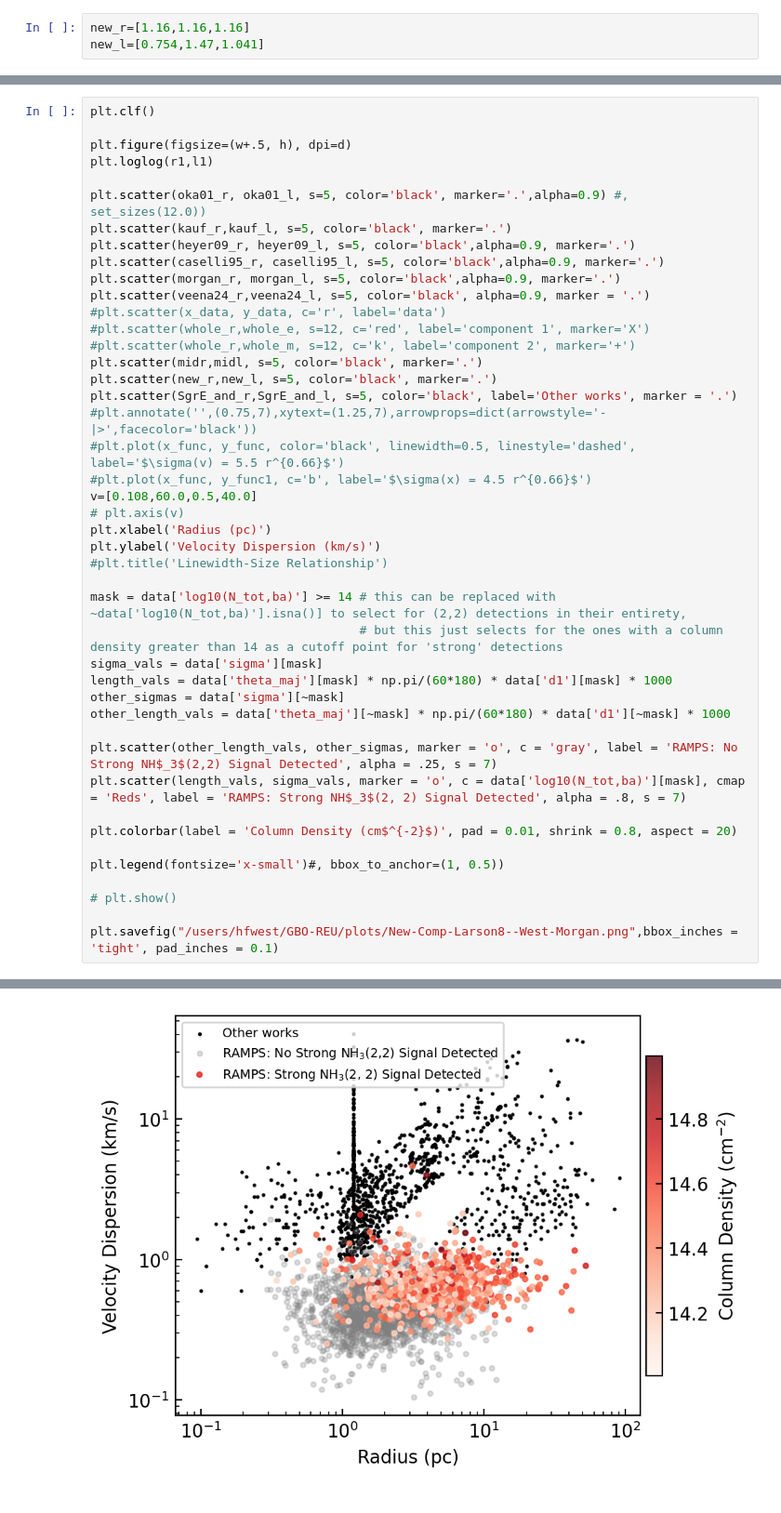
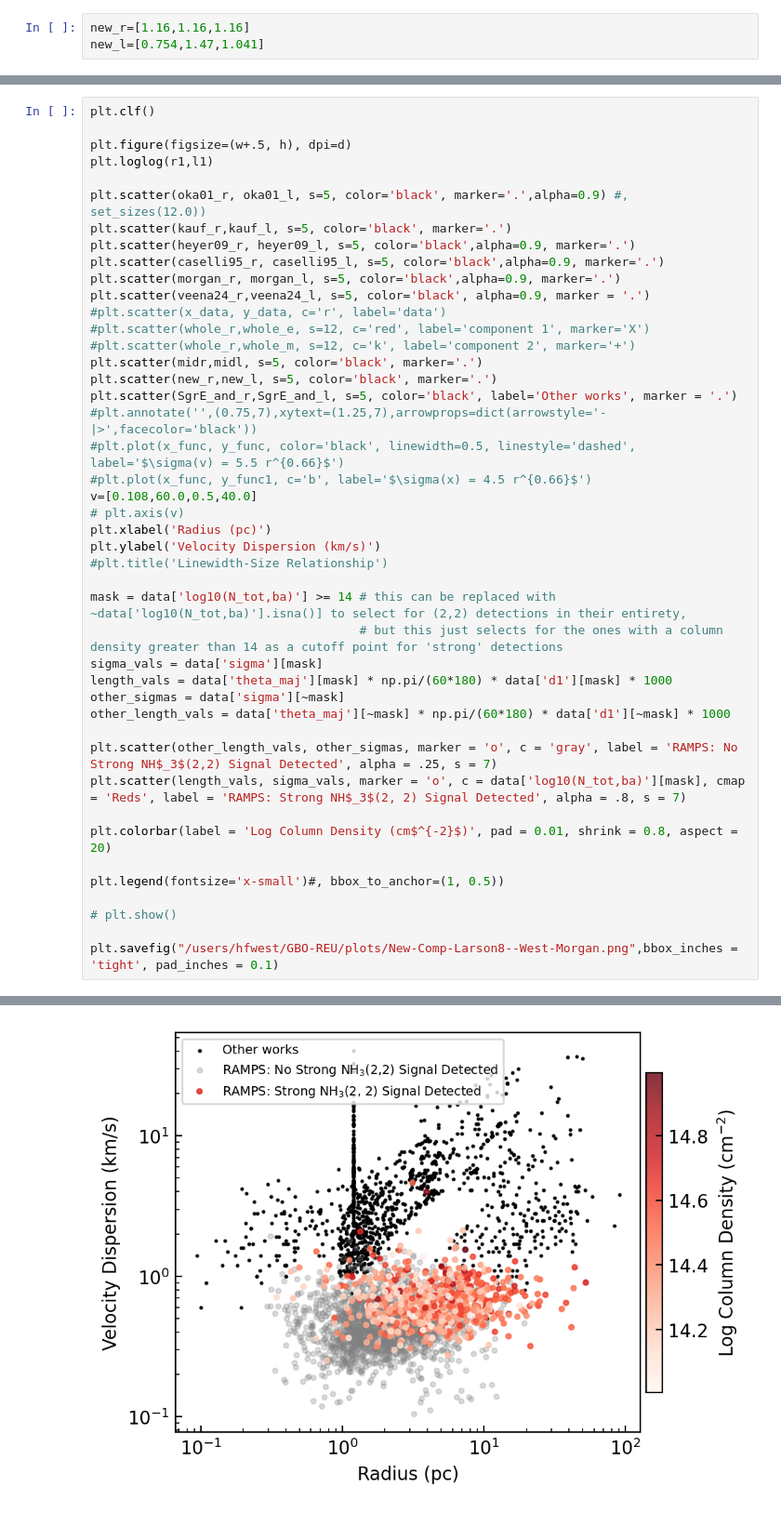
Before and after one commit to harrisonfwest/GBO-REU, a Jupyter notebook: Butterfield_plotting/linewidth_plot.ipynb, the cells around one changed output, grey strips where cells are left out. Shown at 93% size. Drawn from its saved outputs; the diff is of its cells as text.

```diff
--- a/Butterfield_plotting/linewidth_plot.ipynb
+++ b/Butterfield_plotting/linewidth_plot.ipynb
@@ -543,32 +543,32 @@ plt.scatter(veena24_r,veena24_l, s=5, color='black', alpha=0.9, marker = '.')
 plt.scatter(midr,midl, s=5, color='black', marker='.')
 plt.scatter(new_r,new_l, s=5, color='black', marker='.')
 plt.scatter(SgrE_and_r,SgrE_and_l, s=5, color='black', label='Other works', marker = '.')
 #plt.annotate('',(0.75,7),xytext=(1.25,7),arrowprops=dict(arrowstyle='-|>',facecolor='black'))
 #plt.plot(x_func, y_func, color='black', linewidth=0.5, linestyle='dashed', label='$\sigma(v) = 5.5 r^{0.66}$')
 #plt.plot(x_func, y_func1, c='b', label='$\sigma(x) = 4.5 r^{0.66}$')
 v=[0.108,60.0,0.5,40.0]
 # plt.axis(v)
 plt.xlabel('Radius (pc)')
 plt.ylabel('Velocity Dispersion (km/s)')
 #plt.title('Linewidth-Size Relationship')
 
 mask = data['log10(N_tot,ba)'] >= 14 # this can be replaced with ~data['log10(N_tot,ba)'].isna()] to select for (2,2) detections in their entirety,
                                      # but this just selects for the ones with a column density greater than 14 as a cutoff point for 'strong' detections
 sigma_vals = data['sigma'][mask]
 length_vals = data['theta_maj'][mask] * np.pi/(60*180) * data['d1'][mask] * 1000
 other_sigmas = data['sigma'][~mask]
 other_length_vals = data['theta_maj'][~mask] * np.pi/(60*180) * data['d1'][~mask] * 1000
 
 plt.scatter(other_length_vals, other_sigmas, marker = 'o', c = 'gray', label = 'RAMPS: No Strong NH$_3$(2,2) Signal Detected', alpha = .25, s = 7)
 plt.scatter(length_vals, sigma_vals, marker = 'o', c = data['log10(N_tot,ba)'][mask], cmap = 'Reds', label = 'RAMPS: Strong NH$_3$(2, 2) Signal Detected', alpha = .8, s = 7)
 
-plt.colorbar(label = 'Column Density (cm$^{-2}$)', pad = 0.01, shrink = 0.8, aspect = 20)
+plt.colorbar(label = 'Log Column Density (cm$^{-2}$)', pad = 0.01, shrink = 0.8, aspect = 20)
 
 plt.legend(fontsize='x-small')#, bbox_to_anchor=(1, 0.5))
 
 # plt.show()
 
 plt.savefig("/users/hfwest/GBO-REU/plots/New-Comp-Larson8--West-Morgan.png",bbox_inches = 'tight', pad_inches = 0.1)
 # %% [output]
 <Figure size 640x480 with 0 Axes>
-[figure, old version]
+[figure, new version]
```
Also changed, not shown: 1 other file.
